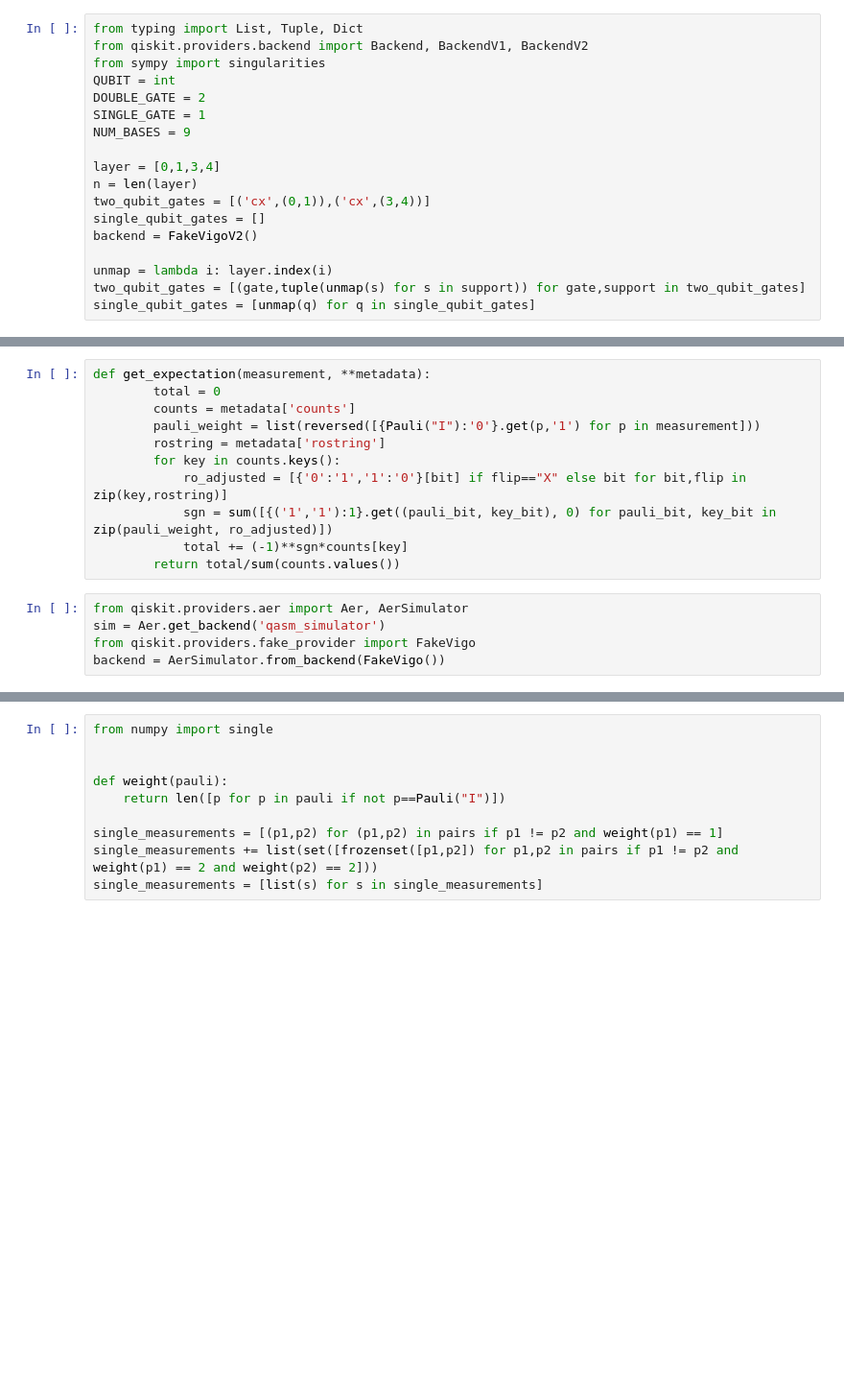
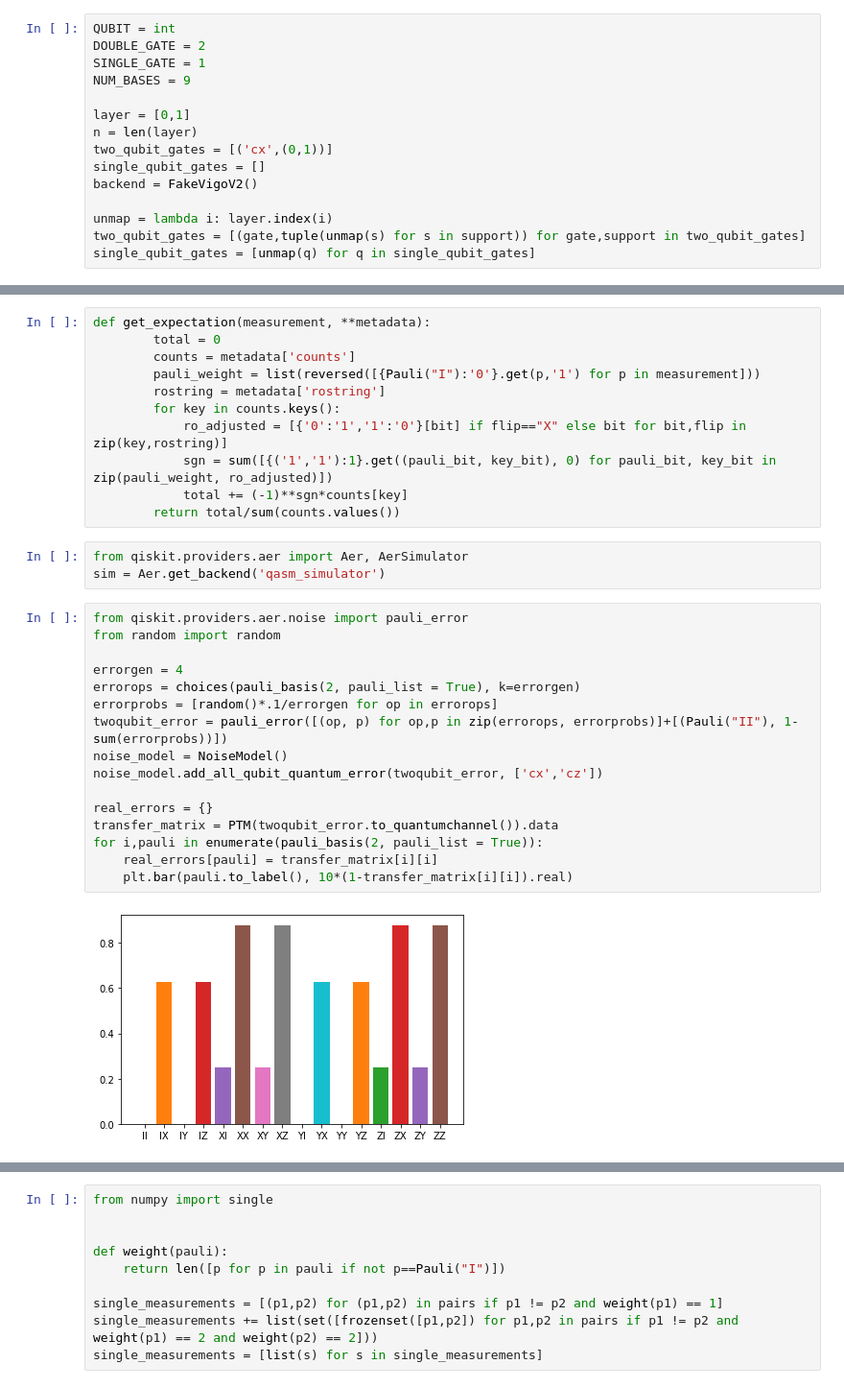
Before and after one commit to benmcdonough20/NEPEC_on_Hardware, a Jupyter notebook: two_qubit_PEC/two_qubit_layer_learning.ipynb, the cells around one changed output, grey strips where cells are left out. Shown: that part at 96% size. Saved outputs shown, nothing was run; the diff lists cells and outputs as text; blank space fills up the shorter version.

```diff
--- a/two_qubit_PEC/two_qubit_layer_learning.ipynb
+++ b/two_qubit_PEC/two_qubit_layer_learning.ipynb
@@ -12,17 +15,14 @@ from qiskit.providers.fake_provider import FakeVigoV2
 
 plt.rcParams["figure.figsize"] = (6.4,4.0)
 # %%
-from typing import List, Tuple, Dict
-from qiskit.providers.backend import Backend, BackendV1, BackendV2
-from sympy import singularities
 QUBIT = int
 DOUBLE_GATE = 2
 SINGLE_GATE = 1
 NUM_BASES = 9
 
-layer = [0,1,3,4]
+layer = [0,1]
 n = len(layer)
-two_qubit_gates = [('cx',(0,1)),('cx',(3,4))]
+two_qubit_gates = [('cx',(0,1))]
 single_qubit_gates = []
 backend = FakeVigoV2()
 
@@ -268,8 +267,24 @@ def get_expectation(measurement, **metadata):
 # %%
 from qiskit.providers.aer import Aer, AerSimulator
 sim = Aer.get_backend('qasm_simulator')
-from qiskit.providers.fake_provider import FakeVigo
-backend = AerSimulator.from_backend(FakeVigo())
+# %%
+from qiskit.providers.aer.noise import pauli_error
+from random import random
+
+errorgen = 4
+errorops = choices(pauli_basis(2, pauli_list = True), k=errorgen)
+errorprobs = [random()*.1/errorgen for op in errorops]
+twoqubit_error = pauli_error([(op, p) for op,p in zip(errorops, errorprobs)]+[(Pauli("II"), 1-sum(errorprobs))])
+noise_model = NoiseModel()
+noise_model.add_all_qubit_quantum_error(twoqubit_error, ['cx','cz'])
+
+real_errors = {}
+transfer_matrix = PTM(twoqubit_error.to_quantumchannel()).data
+for i,pauli in enumerate(pauli_basis(2, pauli_list = True)):
+    real_errors[pauli] = transfer_matrix[i][i]
+    plt.bar(pauli.to_label(), 10*(1-transfer_matrix[i][i]).real)
+# %% [output]
+[figure, added]
 # %%
 depths = [0,2,4,8,16,32]
 results = []
```
Also changed, not shown: parts of 13 cells of this notebook, 1 other file.
